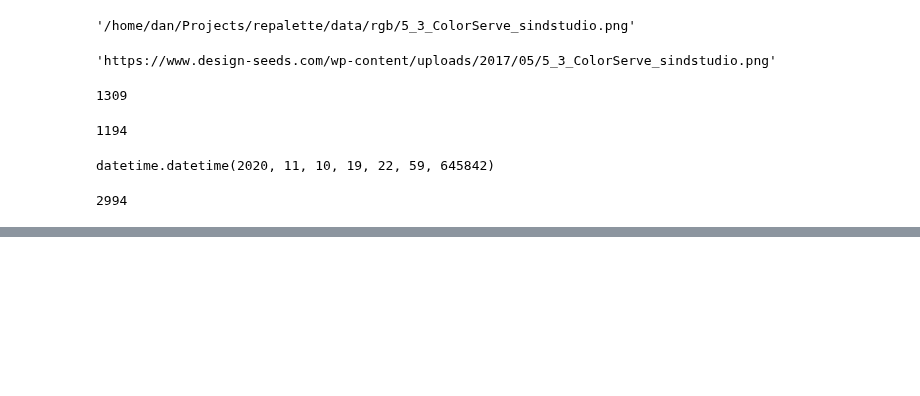
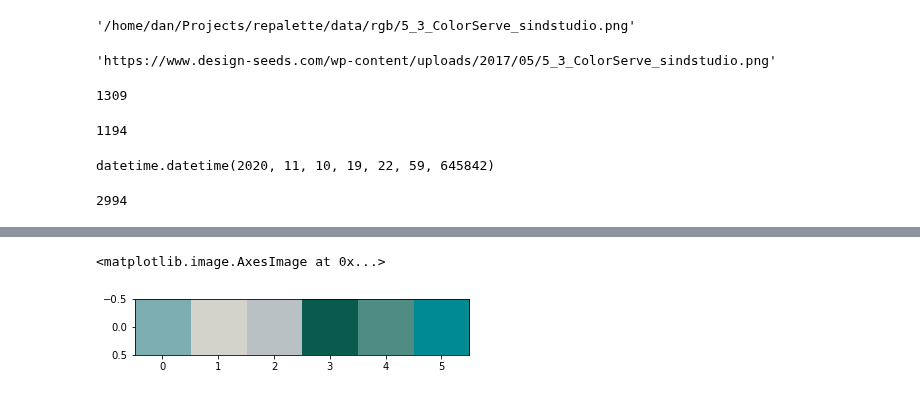
Before and after one commit to danielgafni/repalette, a Jupyter notebook: notebooks/dataset.ipynb, the cells around one changed output, grey strips where cells are left out. Saved outputs shown, nothing was run; the diff lists cells and outputs as text; code cells hidden in the pictures; blank space fills up the shorter version.

```diff
--- a/notebooks/dataset.ipynb
+++ b/notebooks/dataset.ipynb
@@ -121,0 +145,5 @@ len(rgb_dataset)
+# %%
+plt.imshow(lab2rgb(palette_1.permute(1, 2, 0)))
+# %% [output]
+<matplotlib.image.AxesImage at 0x...>
+[figure, added]
```
Also changed, not shown: parts of 9 cells of this notebook, 9 other files.
